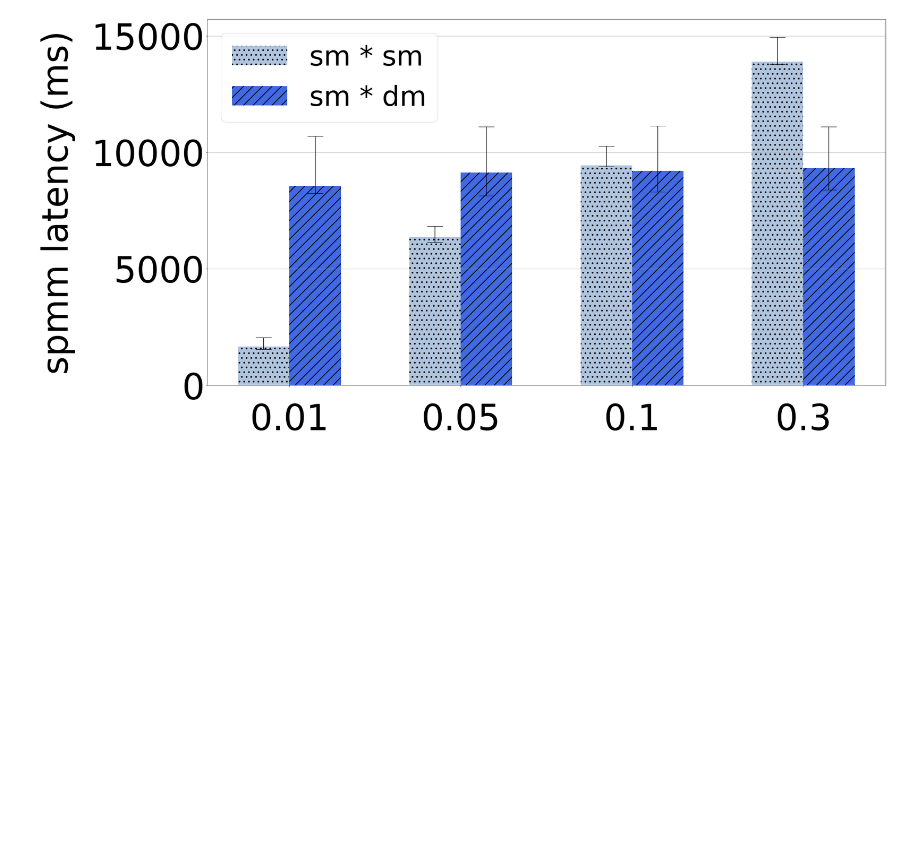
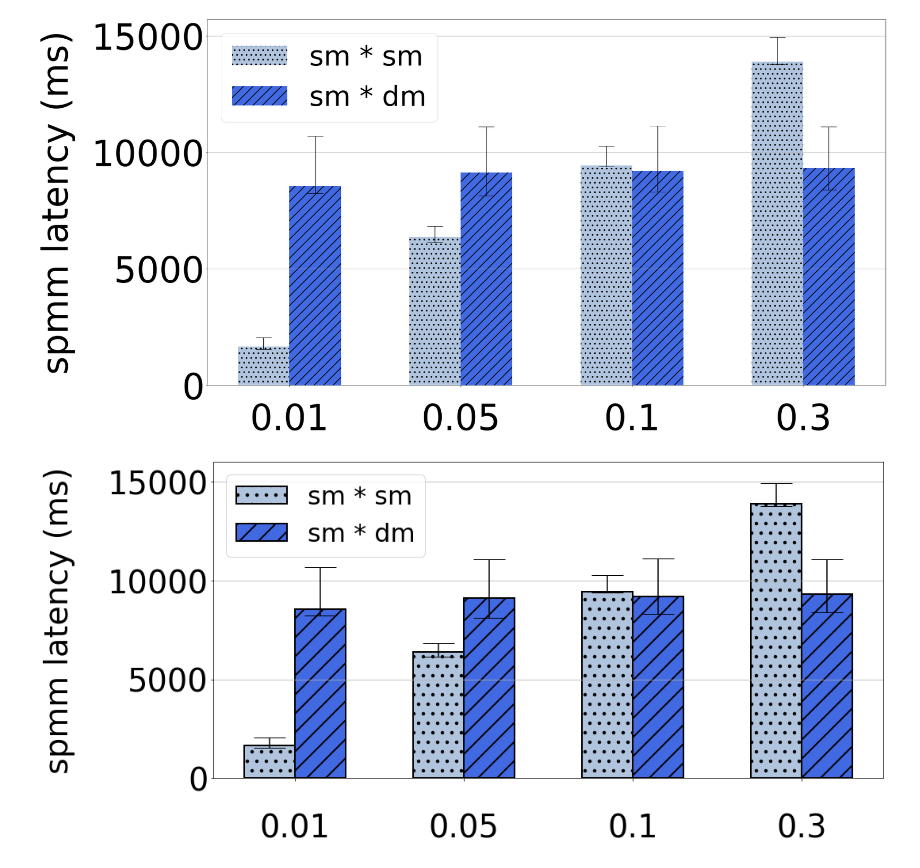
Before and after one commit to unhochoi/sparse-matrix-multiplication, a Jupyter notebook: figure/pyplot/spmm-sparse-dense-diff.ipynb, the cells around one changed output. Drawn from its saved outputs; the diff is of its cells as text; code cells hidden in the pictures; blank space fills up the shorter version.

Commit message:
update figure

```diff
--- a/figure/pyplot/spmm-sparse-dense-diff.ipynb
+++ b/figure/pyplot/spmm-sparse-dense-diff.ipynb
@@ -73,3 +73,73 @@ fig.savefig('./spmm-sparse-dense-diff.png')
 plt.show()
 # %% [output]
 [figure]
+# %%
+import matplotlib.pyplot as plt
+import numpy as np
+import pandas as pd
+
+fontsize = 40
+
+plt.rc('axes', labelsize=fontsize)   # x,y축 label 폰트 크기
+plt.rc('xtick', labelsize=fontsize)  # x축 눈금 폰트 크기
+plt.rc('ytick', labelsize=fontsize)  # y축 눈금 폰트 크기
+plt.rc('legend', fontsize=fontsize*0.8)  # 범례 폰트 크기
+plt.rcParams['hatch.linewidth'] = 2 # bar pattern 두께
+
+
+r_sm_density = ["0.01", "0.05", "0.1", "0.3"]
+
+################################# ax1 좌측 y ####################################################
+
+# r_sm 의 density에 따른 sm * sm latency
+sm_sm_latency = [1671.02, 6378.76, 9436.93, 13896.9]
+sm_sm_min_latency = [1543, 6136, 9391, 13768]
+sm_sm_max_latency = [2059, 6838, 10272, 14950]
+df = pd.DataFrame({'r_sm_density':r_sm_density,'sm_sm_latency':sm_sm_latency, 'sm_sm_min_latency': sm_sm_min_latency, 'sm_sm_max_latency': sm_sm_max_latency})
+
+# 평균과 최소, 최대 간의 차이
+df['mingap'] = df.sm_sm_latency - df.sm_sm_min_latency
+df['maxgap'] = df.sm_sm_max_latency - df.sm_sm_latency
+yerr_sm_sm = df[['mingap', 'maxgap']].T.to_numpy()
+
+# r_sm 의 density에 따른 sm * dm latency
+sm_dm_latency = [8559.22, 9135.28, 9193.32, 9317.78]
+sm_dm_min_latency = [8229, 8127, 8307, 8390]
+sm_dm_max_latency = [10690, 11101, 11125, 11102]
+df = pd.DataFrame({'r_sm_density':r_sm_density,'sm_dm_latency':sm_dm_latency, 'sm_dm_min_latency': sm_dm_min_latency, 'sm_dm_max_latency': sm_dm_max_latency})
+
+# 평균과 최소, 최대 간의 차이
+df['mingap'] = df.sm_dm_latency - df.sm_dm_min_latency
+df['maxgap'] = df.sm_dm_max_latency - df.sm_dm_latency
+yerr_sm_dm = df[['mingap', 'maxgap']].T.to_numpy()
+
+################################# x축 및 전체 figure 설정 ####################################################
+
+x = np.arange(len(r_sm_density)) # x축 인덱스
+width = 0.3 # bar 넓이
+
+fig, ax1 = plt.subplots(figsize=(15,7)) # figure 및 subplot 선언
+
+# 각 bar 의 중심 지정
+bar1 = ax1.bar(x - 0.15, sm_sm_latency, width, linewidth=2, edgecolor='black', yerr=yerr_sm_sm, hatch='.', label='sm * sm', color='lightsteelblue', capsize=20)
+bar2 = ax1.bar(x + 0.15, sm_dm_latency, width, linewidth=2, edgecolor='black', yerr=yerr_sm_dm, hatch='/', label='sm * dm', color='royalblue', capsize=20)
+
+################################# ax1 ####################################################
+
+ax1.set_xticks(x) # x축 인덱스
+ax1.set_xticklabels(r_sm_density) # x축 label 이름
+ax1.tick_params(axis='x',pad=40) # x축 label pad
+
+ax1.yaxis.grid(True) # y축만 grid 사용
+ax1.set_ylim([0, 16000])  # 좌측 y축 범위 설정
+#ax1.set_yticks([0, 5000,16000])
+ax1.set_ylabel('spmm latency (ms)', labelpad=40) # ax1 ylabel 설정
+
+#ax1.set_title('spmm sparse dense diff', pad=40) # ax1 title 설정
+ax1.legend(loc="upper left") # 범례 표시
+
+fig.tight_layout()
+fig.savefig('./spmm-sparse-dense-diff.png')
+plt.show()
+# %% [output]
+[figure, added]
```
Also changed, not shown: 9 other files.
